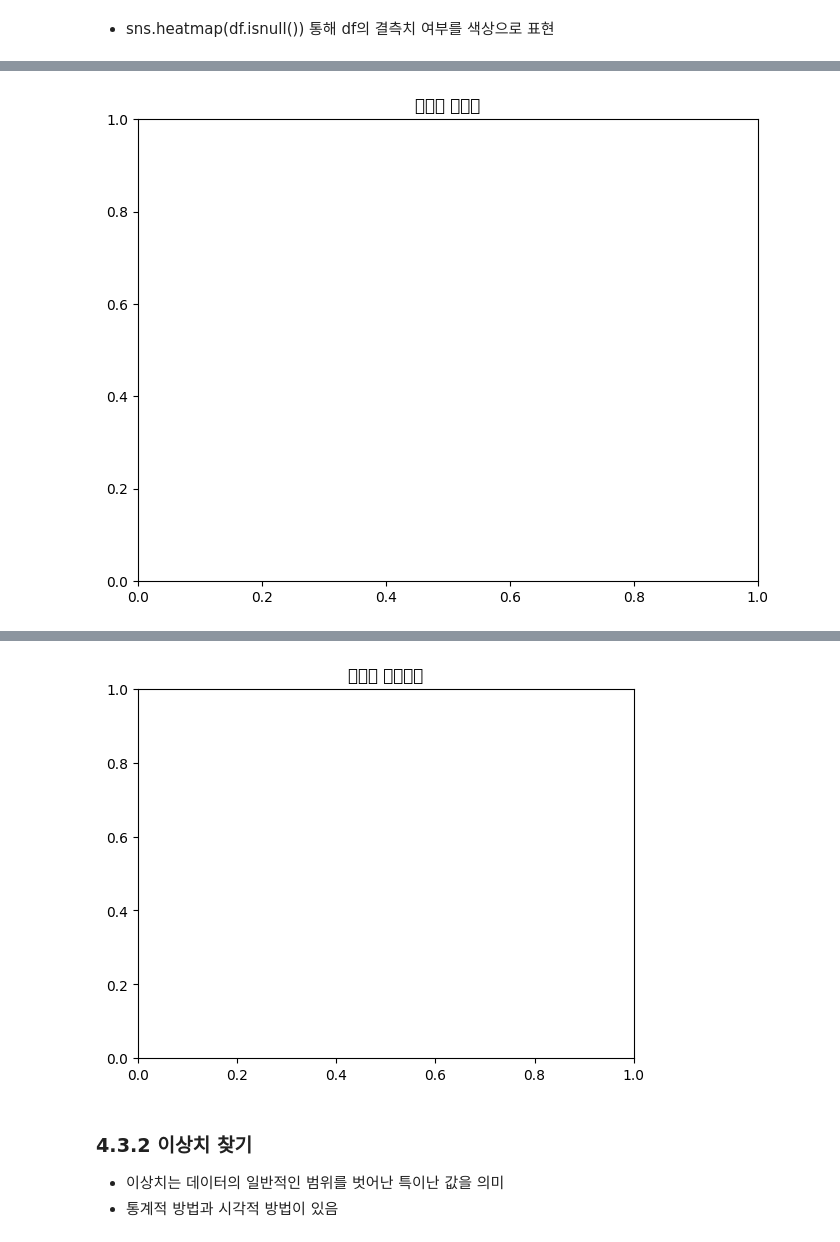
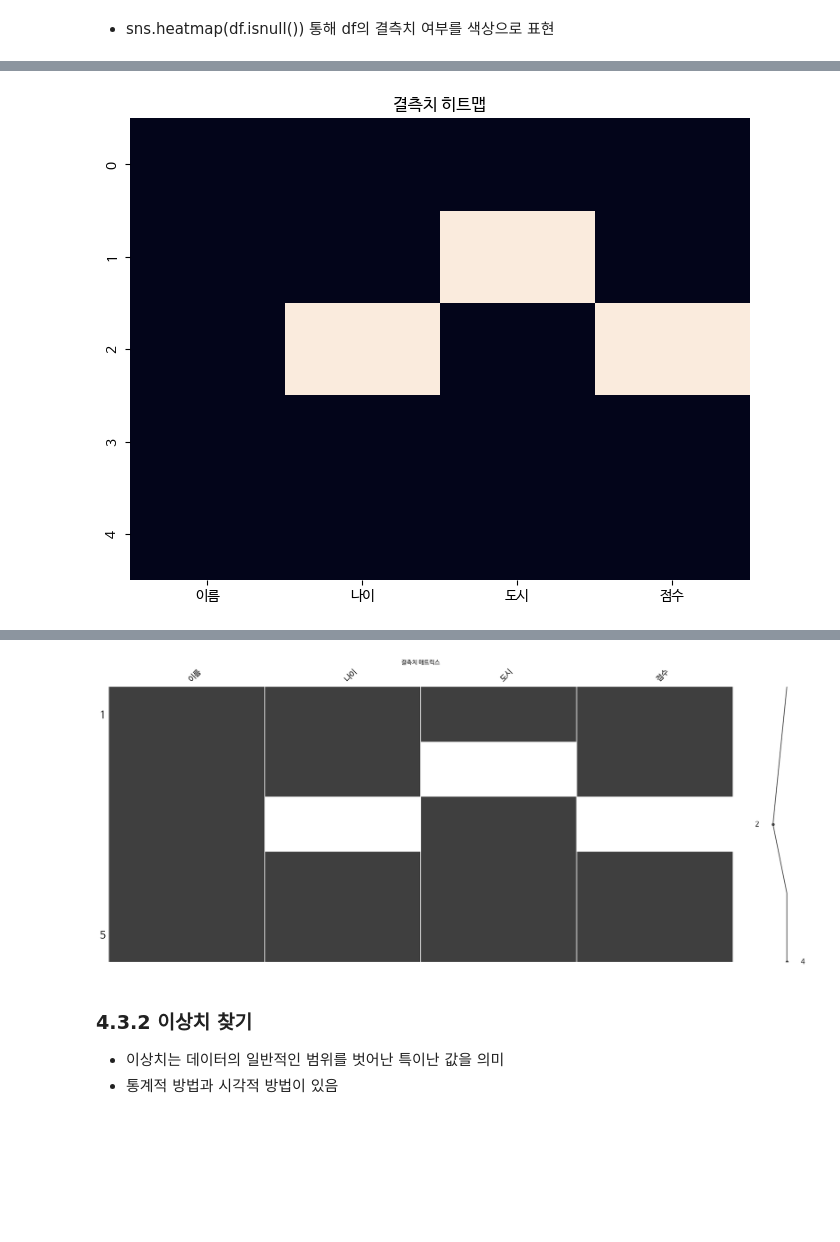
Before and after one commit to Taeichang/DataAnalysis, a Jupyter notebook: 오픈소스_데이터_분석_7강.ipynb, the cells around one changed output, grey strips where cells are left out. Drawn from its saved outputs; the diff is of its cells as text; code cells hidden in the pictures; blank space fills up the shorter version.

```diff
--- a/오픈소스_데이터_분석_7강.ipynb
+++ b/오픈소스_데이터_분석_7강.ipynb
@@ -102,8 +115,8 @@ import numpy as np
 import pandas as pd
 
 # 시각화 라이브러리 임포트
+import matplotlib.pyplot as plt
 import seaborn as sns
-import matplotlib.pyplot as plt
 import missingno as msno
 
 data = {'이름': ['김철수', '이영희', '박민수', '최지훈', '정소희'],
@@ -114,12 +127,12 @@ df = pd.DataFrame(data)
 
 # 결측치 히트맵
 plt.figure(figsize = (8, 6))
-plt.rc('font', family='NanumBarunGothic')
+sns.heatmap(df.isnull(), cbar = False)
 plt.title("결측치 히트맵")
 plt.show()
 
 # 결측치 매트릭스
-plt.rc('font', family='NanumBarunGothic')
+msno.matrix(df)
 plt.title("결측치 매트릭스")
 plt.show()
 # %% [output]
@@ -143 +139 @@ WARNING:matplotlib.font_manager:findfont: Font family 'NanumBarunGothic' not fou
-[figure, old version]
+[figure, new version]
@@ -161,4 +140,4 @@ WARNING:matplotlib.font_manager:findfont: Font family 'NanumBarunGothic' not fou
-[figure, old version]
+[figure, new version]
 # %% [markdown]
 ### 4.3.2 이상치 찾기
 
```
Also changed, not shown: parts of 15 cells of this notebook.
